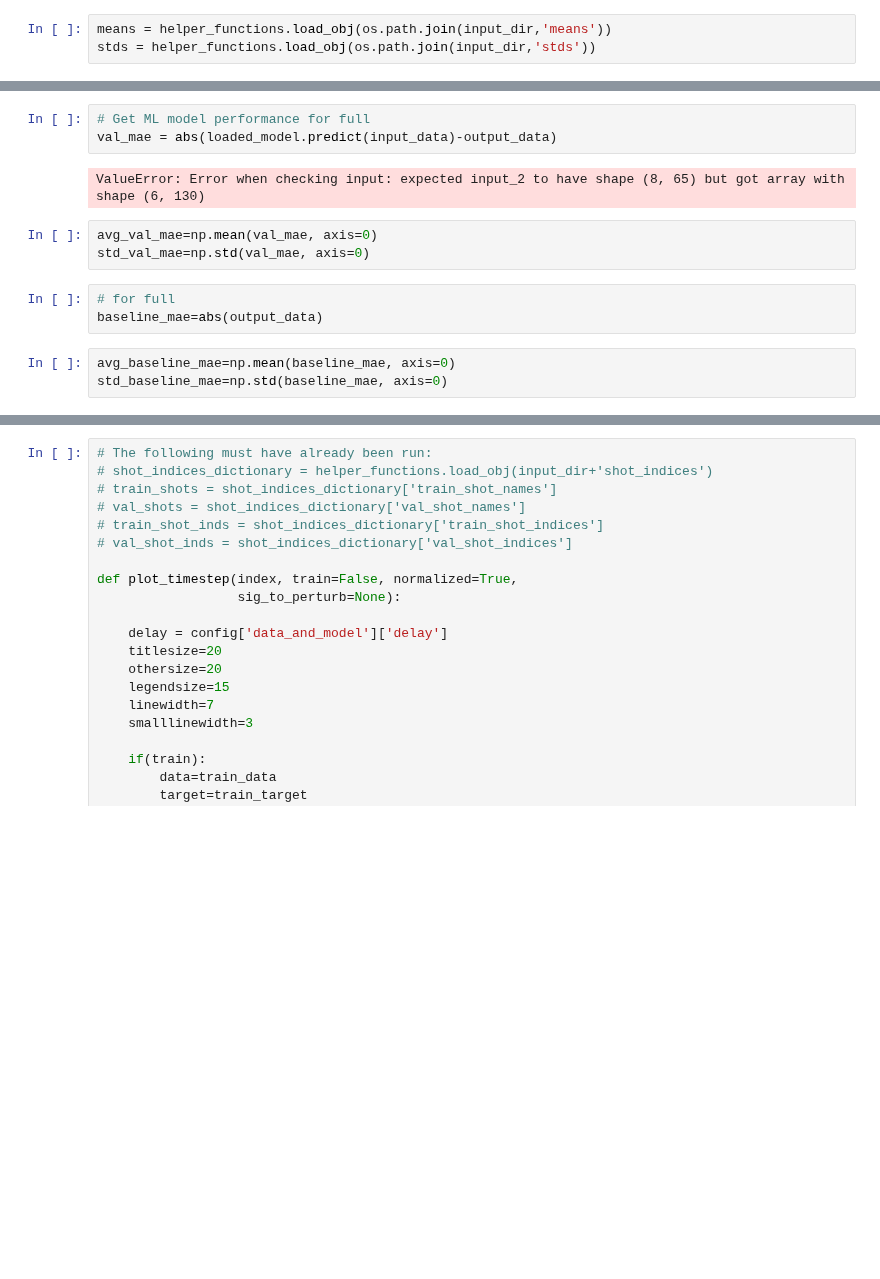
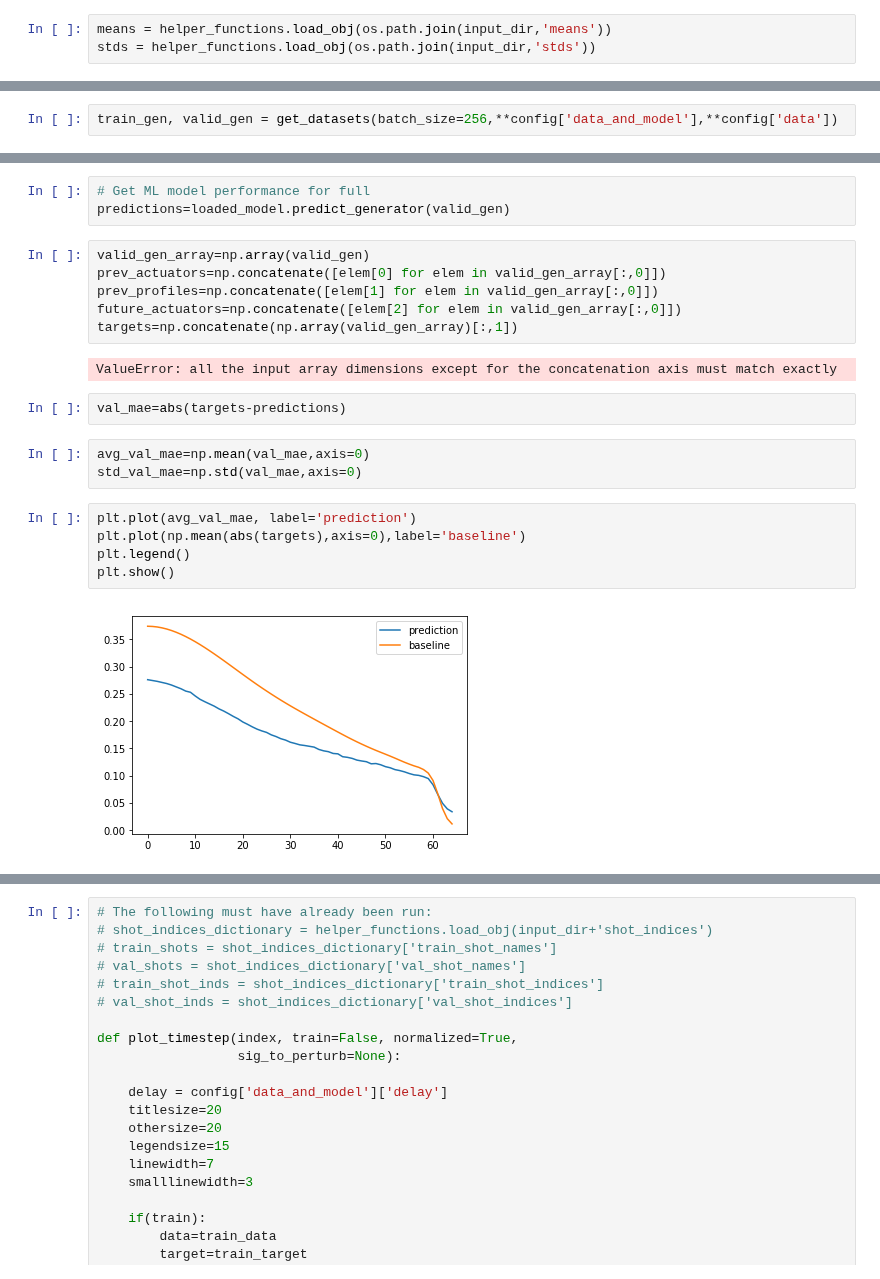
Before and after one commit to PlasmaControl/plasma-profile-predictor, a Jupyter notebook: notebooks/analyze_model-joe.ipynb, the cells around one changed output, grey strips where cells are left out. Cells and saved outputs as stored; diff of their text form; blank space fills up the shorter version.

```diff
--- a/notebooks/analyze_model-joe.ipynb
+++ b/notebooks/analyze_model-joe.ipynb
@@ -111,0 +96,2 @@ output_data=val_target
+# %%
+train_gen, valid_gen = get_datasets(batch_size=256,**config['data_and_model'],**config['data'])
@@ -112,14 +105,23 @@ output_data=val_target
 # %%
 # Get ML model performance for full
-val_mae = abs(loaded_model.predict(input_data)-output_data)
+predictions=loaded_model.predict_generator(valid_gen)
-# %% [output]
-ValueError: Error when checking input: expected input_2 to have shape (8, 65) but got array with shape (6, 130)
+# %%
+valid_gen_array=np.array(valid_gen)
+prev_actuators=np.concatenate([elem[0] for elem in valid_gen_array[:,0]])
+prev_profiles=np.concatenate([elem[1] for elem in valid_gen_array[:,0]])
+future_actuators=np.concatenate([elem[2] for elem in valid_gen_array[:,0]])
+targets=np.concatenate(np.array(valid_gen_array)[:,1])
+# %% [output]
+ValueError: all the input array dimensions except for the concatenation axis must match exactly
+# %%
+val_mae=abs(targets-predictions)
 # %%
-avg_val_mae=np.mean(val_mae, axis=0)
-std_val_mae=np.std(val_mae, axis=0)
+avg_val_mae=np.mean(val_mae,axis=0)
+std_val_mae=np.std(val_mae,axis=0)
-# %%
-# for full
-baseline_mae=abs(output_data)
-# %%
-avg_baseline_mae=np.mean(baseline_mae, axis=0)
-std_baseline_mae=np.std(baseline_mae, axis=0)
+# %%
+plt.plot(avg_val_mae, label='prediction')
+plt.plot(np.mean(abs(targets),axis=0),label='baseline')
+plt.legend()
+plt.show()
+# %% [output]
+[figure, added]
```
Also changed, not shown: parts of 25 cells of this notebook, 7 other files.
